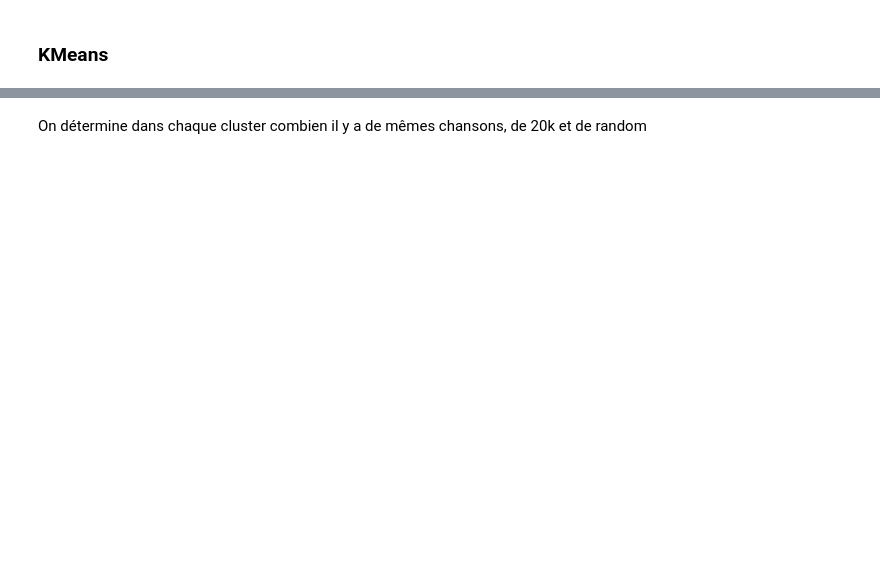
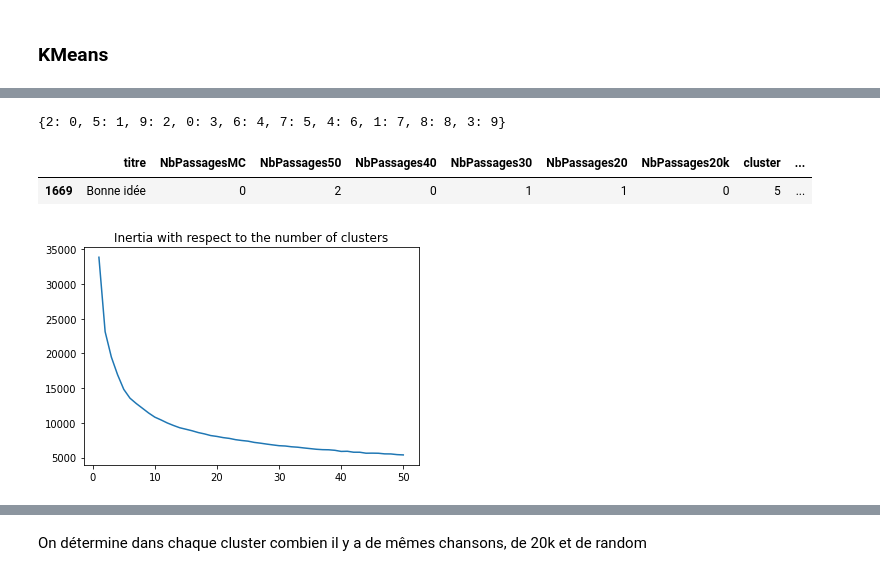
Before and after one commit to ThomasCosyn/code, a Jupyter notebook: ML/etudes/clustering.ipynb, the cells around one changed output, grey strips where cells are left out. Drawn from its saved outputs; the diff is of its cells as text; code cells hidden in the pictures; blank space fills up the shorter version.

```diff
--- a/ML/clustering.ipynb
+++ b/ML/etudes/clustering.ipynb
@@ -107,3 +126,34 @@ df['cluster'] = kmeans.labels_
+# %%
+centro = centroids
+centro = centro[:, 0].argsort()
+dico = {centro[i]: i for i in range(0, 10)}
+# for i in range(0, 10):
+#     dico[centro[i]] = i
+#     dico[str(centro[i])] = i
+dico
+# %% [output]
+{2: 0, 5: 1, 9: 2, 0: 3, 6: 4, 7: 5, 4: 6, 1: 7, 8: 8, 3: 9}
+# %%
+df.sample(10)
+df["cluster2"] = df["cluster"].map(dico)
+df[df["titre"] == "Bonne idée"]
+# %% [output]
+|  | titre | NbPassagesMC | NbPassages50 | NbPassages40 | NbPassages30 | NbPassages20 | NbPassages20k | cluster | ... |
+| 1669 | Bonne idée | 0 | 2 | 0 | 1 | 1 | 0 | 5 | ... |
+# %%
+inertias = []
+clusters = []
+
+for k in range(1, 51):
+    kmeans = KMeans(n_clusters=k).fit(df[['NbPassagesMC','NbPassages50','NbPassages40','NbPassages30','NbPassages20','NbPassages20k']])
+    inertias.append(kmeans.inertia_)
+    clusters.append(k)
+
+plt.plot(clusters, inertias)
+plt.title("Inertia with respect to the number of clusters")
+plt.show()
+# %% [output]
+[figure, added]
 # %%
 for i in range(n):
     nbChansonsCluster = df[df['cluster'] == i]['titre'].count()
```
Also changed, not shown: parts of 19 cells of this notebook, 20 other files.
